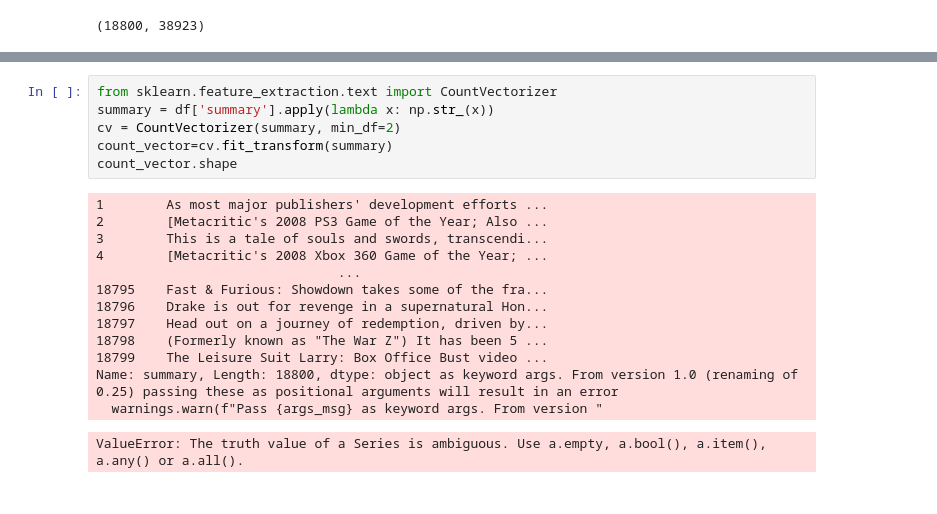
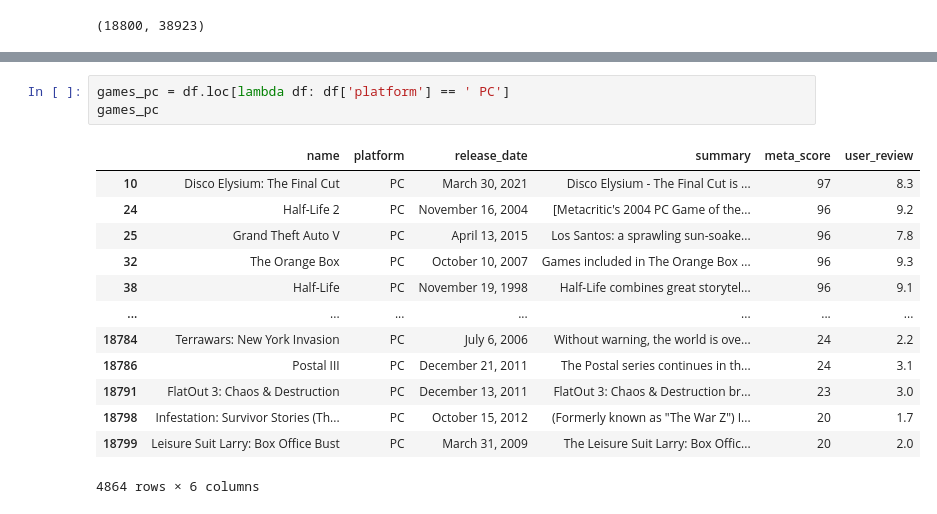
Before and after one commit to LPestana18/Projeto-Games, a Jupyter notebook: gamesia/npl/NLP.ipynb, the cells around one changed output, grey strips where cells are left out. Saved outputs shown, nothing was run; the diff lists cells and outputs as text.

```diff
--- a/gamesia/npl/NLP.ipynb
+++ b/gamesia/npl/NLP.ipynb
@@ -104,20 +80,17 @@ ValueError: The truth value of a Series is ambiguous. Use a.empty, a.bool(), a.i
-# %%
-from sklearn.feature_extraction.text import CountVectorizer
-summary = df['summary'].apply(lambda x: np.str_(x))
-cv = CountVectorizer(summary, min_df=2)
-count_vector=cv.fit_transform(summary)
-count_vector.shape
-# %% [output]
-1        As most major publishers' development efforts ...
-2        [Metacritic's 2008 PS3 Game of the Year; Also ...
-3        This is a tale of souls and swords, transcendi...
-4        [Metacritic's 2008 Xbox 360 Game of the Year; ...
-                               ...
-18795    Fast & Furious: Showdown takes some of the fra...
-18796    Drake is out for revenge in a supernatural Hon...
-18797    Head out on a journey of redemption, driven by...
-18798    (Formerly known as "The War Z") It has been 5 ...
-18799    The Leisure Suit Larry: Box Office Bust video ...
-Name: summary, Length: 18800, dtype: object as keyword args. From version 1.0 (renaming of 0.25) passing these as positional arguments will result in an error
-  warnings.warn(f"Pass {args_msg} as keyword args. From version "
-ValueError: The truth value of a Series is ambiguous. Use a.empty, a.bool(), a.item(), a.any() or a.all().
+# %%
+games_pc = df.loc[lambda df: df['platform'] == ' PC']
+games_pc
+# %% [output]
+|  | name | platform | release_date | summary | meta_score | user_review |
+| 10 | Disco Elysium: The Final Cut | PC | March 30, 2021 | Disco Elysium - The Final Cut is ... | 97 | 8.3 |
+| 24 | Half-Life 2 | PC | November 16, 2004 | [Metacritic's 2004 PC Game of the... | 96 | 9.2 |
+| 25 | Grand Theft Auto V | PC | April 13, 2015 | Los Santos: a sprawling sun-soake... | 96 | 7.8 |
+| 32 | The Orange Box | PC | October 10, 2007 | Games included in The Orange Box ... | 96 | 9.3 |
+| 38 | Half-Life | PC | November 19, 1998 | Half-Life combines great storytel... | 96 | 9.1 |
+| ... | ... | ... | ... | ... | ... | ... |
+| 18784 | Terrawars: New York Invasion | PC | July 6, 2006 | Without warning, the world is ove... | 24 | 2.2 |
+| 18786 | Postal III | PC | December 21, 2011 | The Postal series continues in th... | 24 | 3.1 |
+| 18791 | FlatOut 3: Chaos & Destruction | PC | December 13, 2011 | FlatOut 3: Chaos & Destruction br... | 23 | 3.0 |
+| 18798 | Infestation: Survivor Stories (Th... | PC | October 15, 2012 | (Formerly known as "The War Z") I... | 20 | 1.7 |
+| 18799 | Leisure Suit Larry: Box Office Bust | PC | March 31, 2009 | The Leisure Suit Larry: Box Offic... | 20 | 2.0 |
+4864 rows × 6 columns
```
Also changed, not shown: parts of 6 cells of this notebook.
